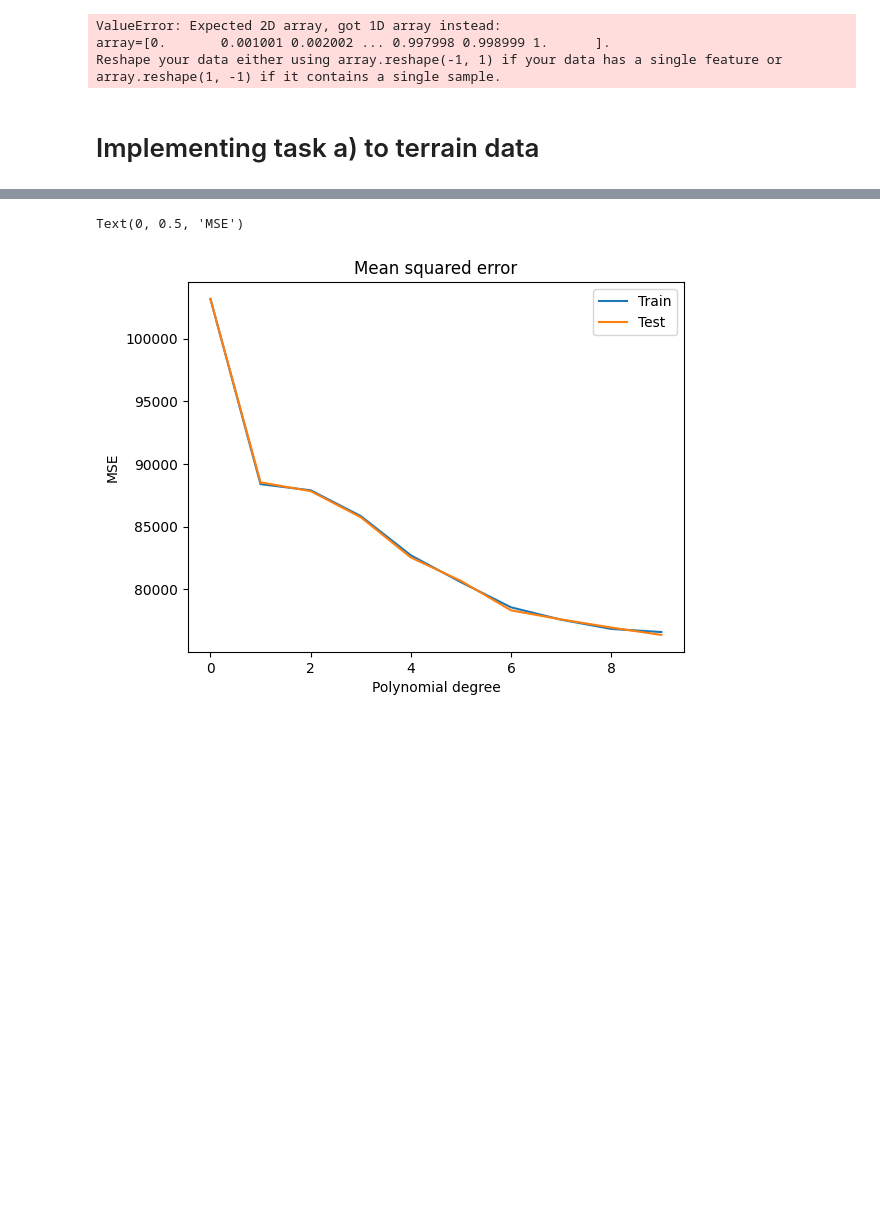
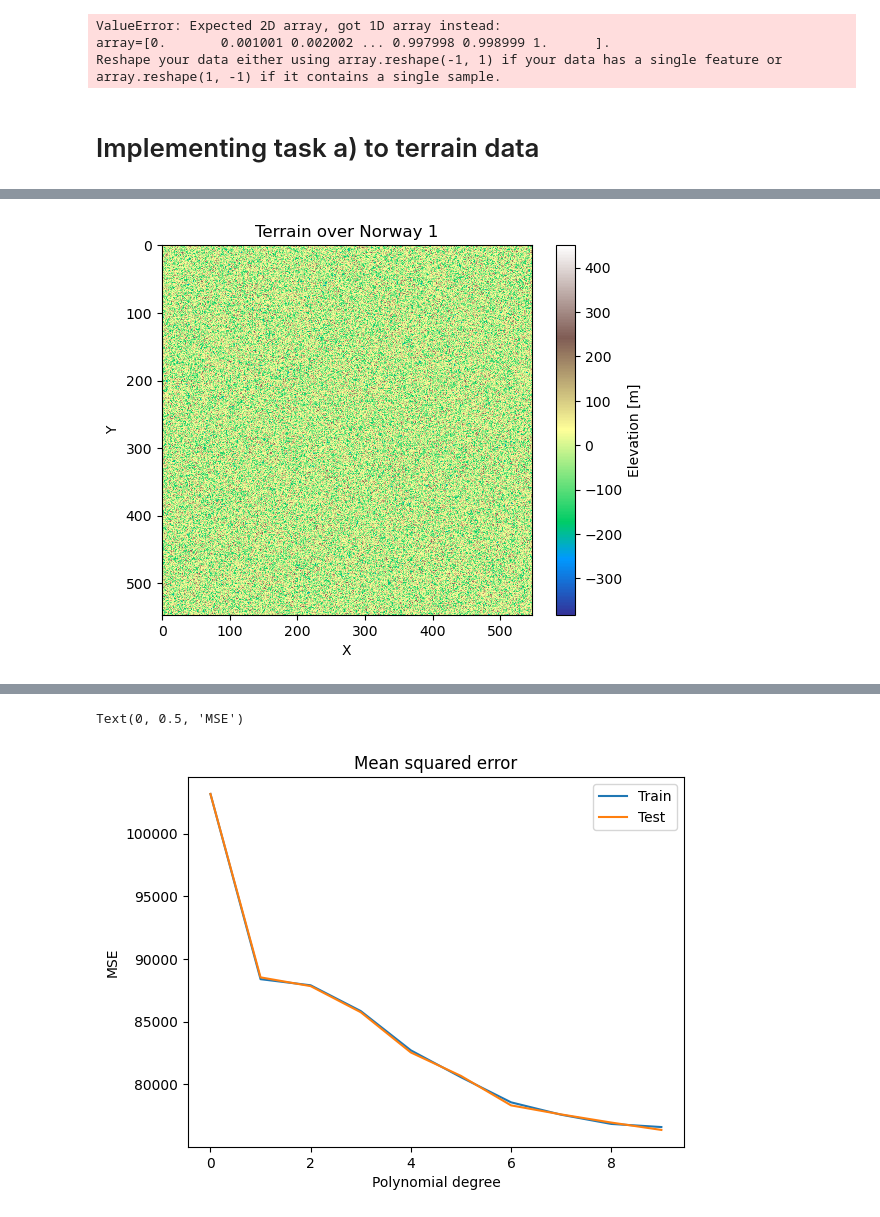
Before and after one commit to LassePladsen/FYS-STK3155-projects, a Jupyter notebook: project1/source_code/part_g_real_data.ipynb, the cells around one changed output, grey strips where cells are left out. Saved outputs shown, nothing was run; the diff lists cells and outputs as text; code cells hidden in the pictures; blank space fills up the shorter version.

```diff
--- a/project1/source_code/part_g_real_data.ipynb
+++ b/project1/source_code/part_g_real_data.ipynb
@@ -195,0 +194,14 @@ for degree in degrees:
+# %%
+z_predict_reshaped = z_predict[:299209]
+z_predict_reshaped = z_predict_reshaped.reshape(547,547)
+
+# Show the terrain
+plt.figure()
+plt.title('Terrain over Norway 1')
+plt.imshow(z_predict_reshaped, cmap=COLORMAP)
+plt.xlabel('X')
+plt.ylabel('Y')
+plt.colorbar(label="Elevation [m]")
+plt.show()
+# %% [output]
+[figure, added]
```
Also changed, not shown: parts of 2 cells of this notebook.
